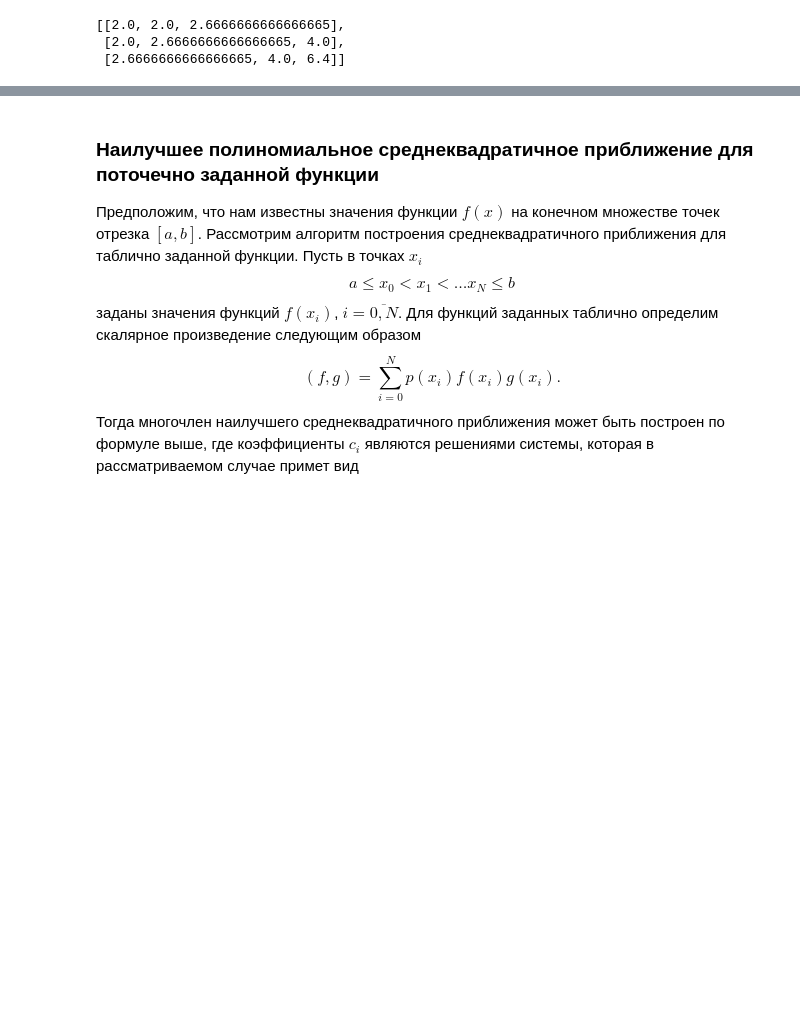
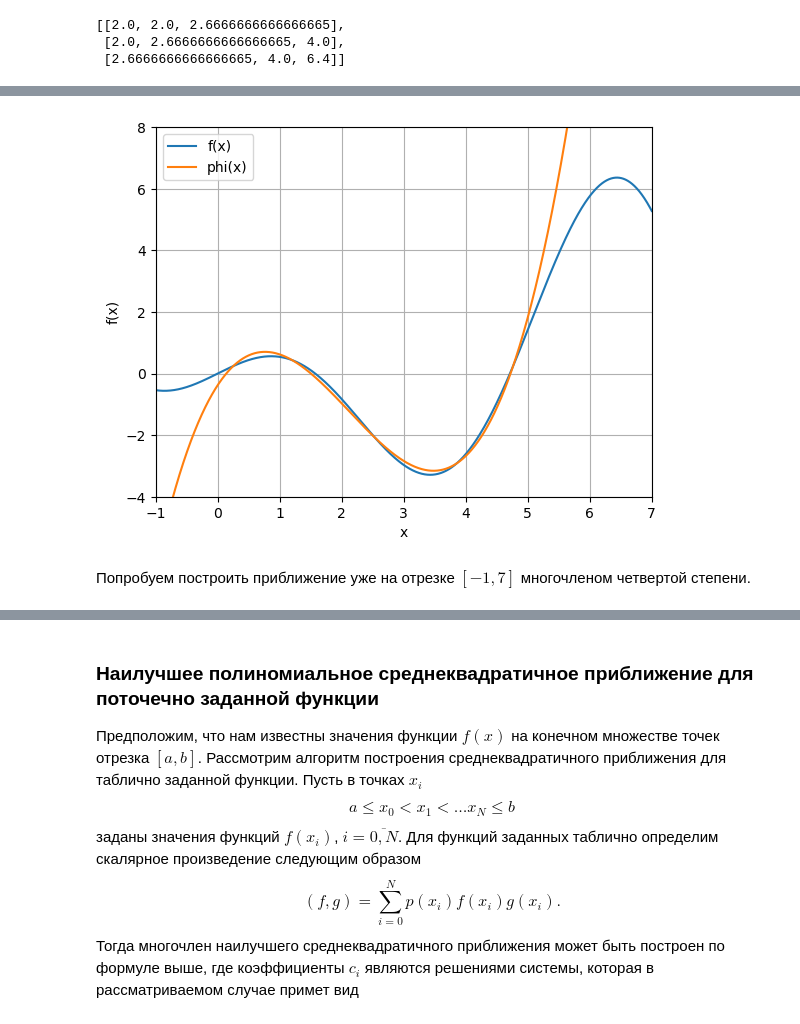
Before and after one commit to bzzdwn/BSU, a Jupyter notebook: Computational Methods/Лабораторные/2. Наилучшее среднеквадратичное приближение/function approximation.ipynb, the cells around one changed output, grey strips where cells are left out. Drawn from its saved outputs; the diff is of its cells as text; code cells hidden in the pictures; blank space fills up the shorter version.

```diff
--- a/Computational Methods/Лабораторные/2. Наилучшее среднеквадратичное приближение/function approximation.ipynb
+++ b/Computational Methods/Лабораторные/2. Наилучшее среднеквадратичное приближение/function approximation.ipynb
@@ -196,0 +303,17 @@ plt.show()
+# %%
+x = np.linspace(-1, 7, 10000)
+
+fig, ax = plt.subplots()
+ax.plot(x, f(x), label='f(x)')
+ax.plot(x, phi(x, coefficients), label='phi(x)')
+ax.set_xlim(-1, 7)
+ax.set_ylim(-4, 8)
+ax.set_xlabel('x')
+ax.set_ylabel('f(x)')
+plt.legend()
+plt.grid()
+plt.show()
+# %% [output]
+[figure, added]
+# %% [markdown]
+Попробуем построить приближение уже на отрезке $[-1, 7]$ многочленом четвертой степени.
```
Also changed, not shown: parts of 62 cells of this notebook, 1 other file.
